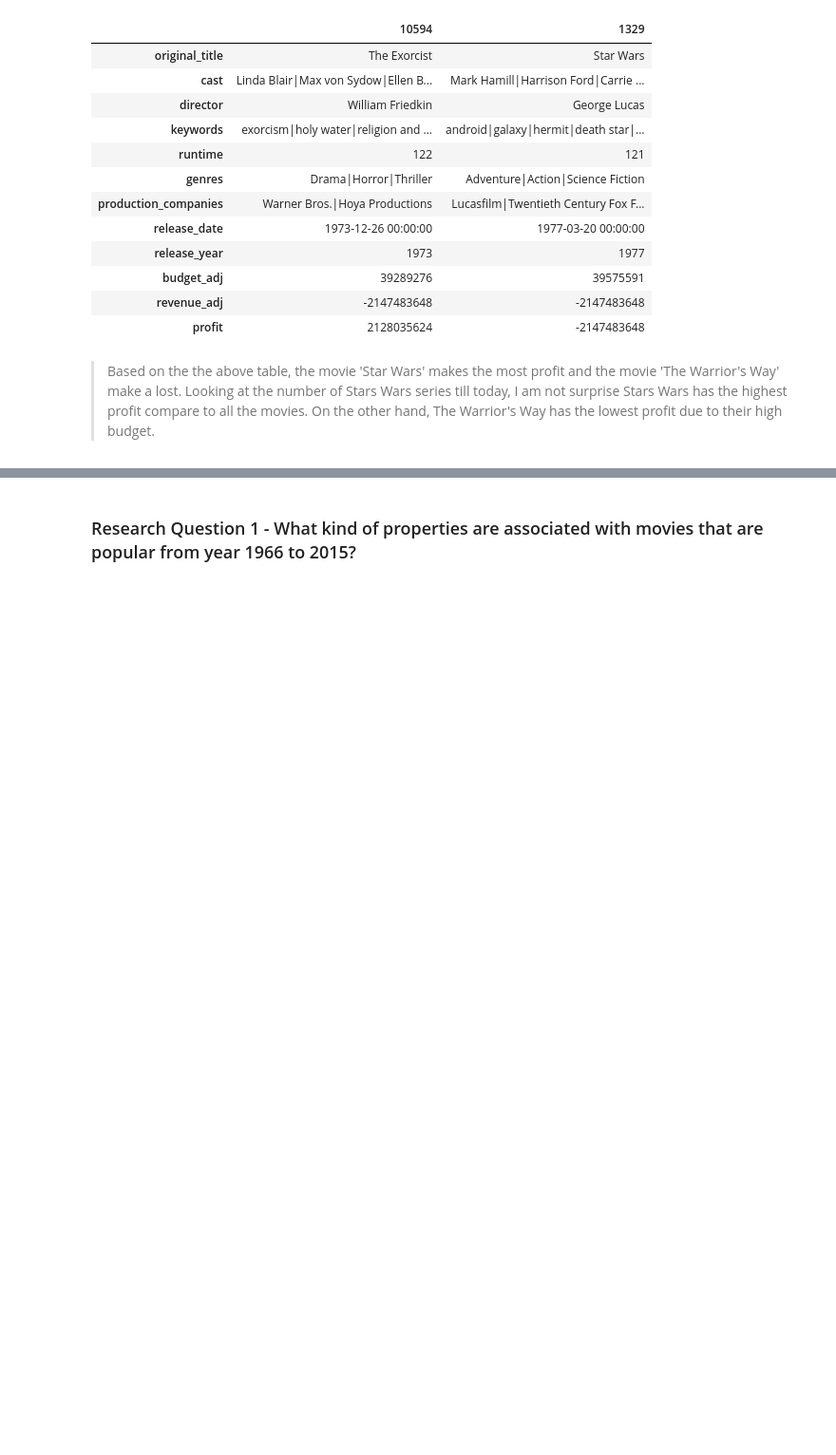
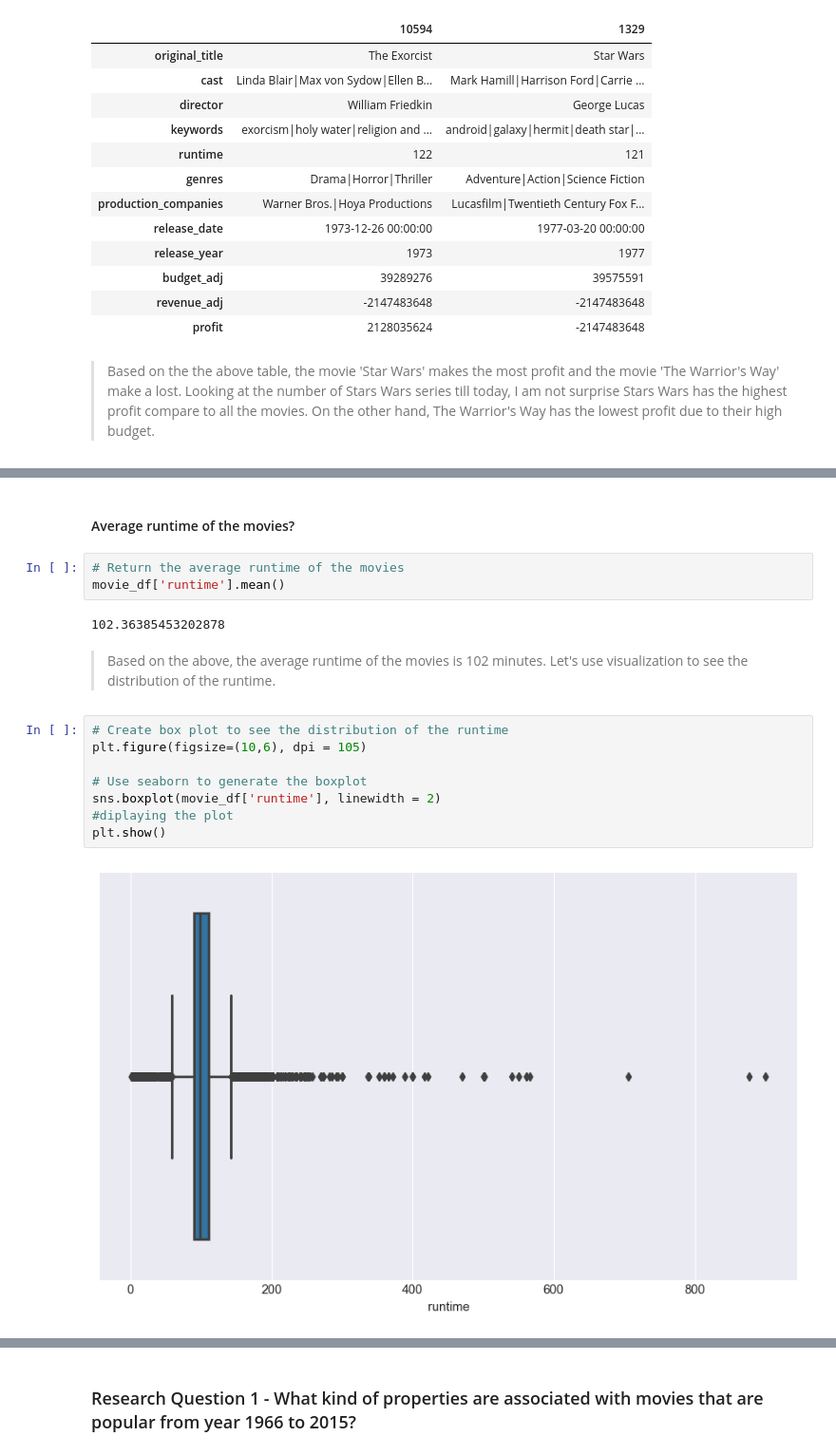
Before and after one commit to emilylauyw/Udacity-DAND-Project3-Investigate-TMDb-Movie-Dataset, a Jupyter notebook: investigate-tmdb-dataset.ipynb, the cells around one changed output, grey strips where cells are left out. Shown at 95% size. Saved outputs shown, nothing was run; the diff lists cells and outputs as text; blank space fills up the shorter version.

```diff
--- a/investigate-tmdb-dataset.ipynb
+++ b/investigate-tmdb-dataset.ipynb
@@ -438,0 +504,19 @@ calculate_highest_lowest('profit')
+# %% [markdown]
+#### Average runtime of the movies?
+# %%
+# Return the average runtime of the movies
+movie_df['runtime'].mean()
+# %% [output]
+102.36385453202878
+# %% [markdown]
+> Based on the above, the average runtime of the movies is 102 minutes. Let's use visualization to see the distribution of the runtime.
+# %%
+# Create box plot to see the distribution of the runtime
+plt.figure(figsize=(10,6), dpi = 105)
+
+# Use seaborn to generate the boxplot
+sns.boxplot(movie_df['runtime'], linewidth = 2)
+#diplaying the plot
+plt.show()
+# %% [output]
+[figure, added]
```
Also changed, not shown: parts of 20 cells of this notebook.
